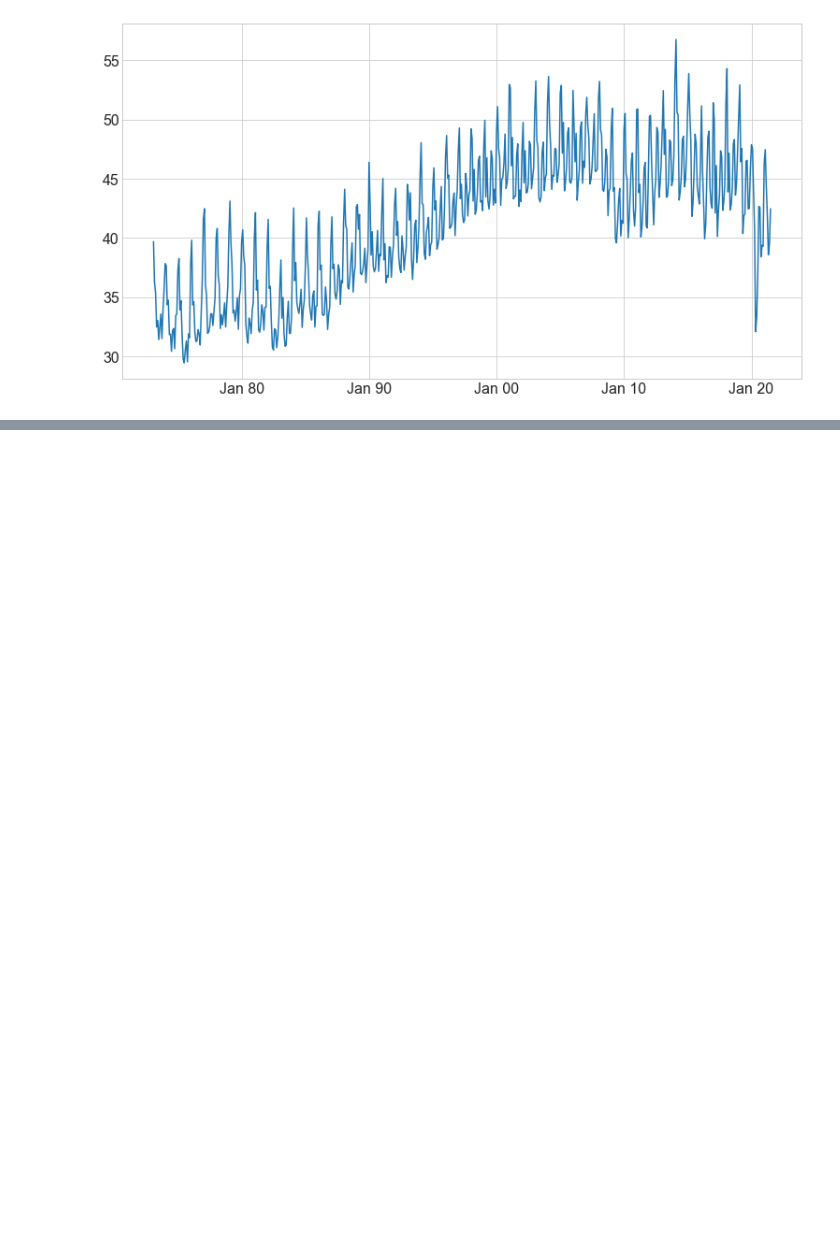
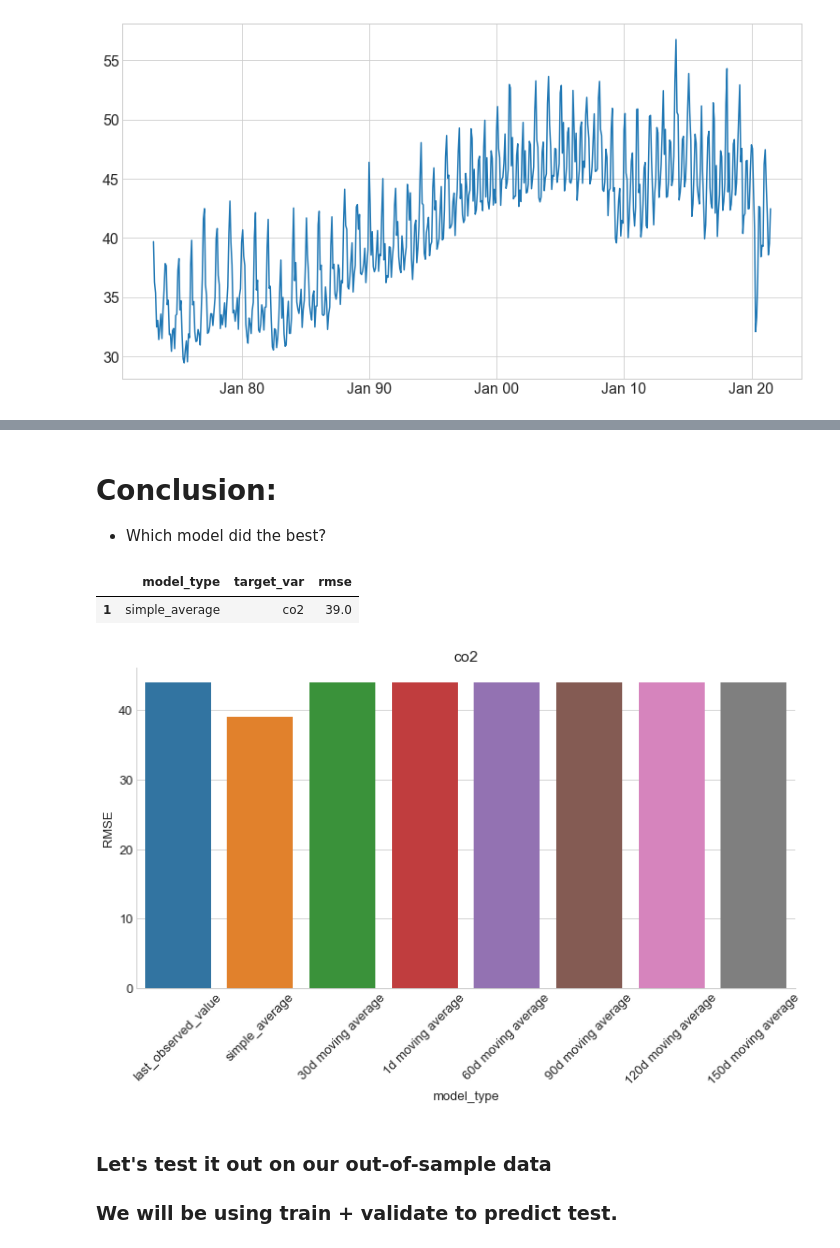
Before and after one commit to jamesallen0351/individual-project, a Jupyter notebook: us_monthly_co2_data.ipynb, the cells around one changed output, grey strips where cells are left out. Saved outputs shown, nothing was run; the diff lists cells and outputs as text; code cells hidden in the pictures; blank space fills up the shorter version.

Commit message:
add models to us_monthly_co2 notebook

```diff
--- a/us_monthly_co2_data.ipynb
+++ b/us_monthly_co2_data.ipynb
@@ -667,9 +777,10 @@ plt.show()
 # %%
-for col in train.columns:
-    model = Holt(train[col], exponential = False)
-    model = model.fit(smoothing_level = .1,
-                      smoothing_slope = .1,
-                      optimized = False)
-    yhat_items = model.predict(start = validate.index[0],
-                               end = validate.index[-1])
-    yhat_df[col] = round(yhat_items, 2)
+
+model = Holt(train['co2'], exponential = False)
+model = model.fit(smoothing_level = .1,
+                    smoothing_slope = .1,
+                    optimized = False)
+yhat_items = model.predict(start = validate.index[0],
+                            end = validate.index[-1])
+
+yhat_df['co2'] = yhat_items
@@ -706,0 +892,30 @@ test = df.year[('2020')]
+# %% [markdown]
+# Conclusion:
+- Which model did the best?
+# %%
+# get the min rmse for each variable
+min_rmse_co2 = eval_df.groupby('target_var')['rmse'].min()[0]
+
+# filter only the rows that match those rmse to find out
+# which models are best thus far
+eval_df[((eval_df.rmse == min_rmse_co2)
+        )]
+# %% [output]
+|  | model_type | target_var | rmse |
+| 1 | simple_average | co2 | 39.0 |
+# %%
+for col in train.columns:
+    x = eval_df[eval_df.target_var == col]['model_type']
+    y = eval_df[eval_df.target_var == col]['rmse']
+    plt.figure(figsize=(12, 6))
+    sns.barplot(x, y)
+    plt.title(col)
+    plt.ylabel('RMSE')
+    plt.xticks(rotation=45)
+    plt.show()
+# %% [output]
+[figure, added]
+# %% [markdown]
+### Let's test it out on our out-of-sample data
+
+### We will be using train + validate to predict test.
```
Also changed, not shown: parts of 46 cells of this notebook, 1 other file.
